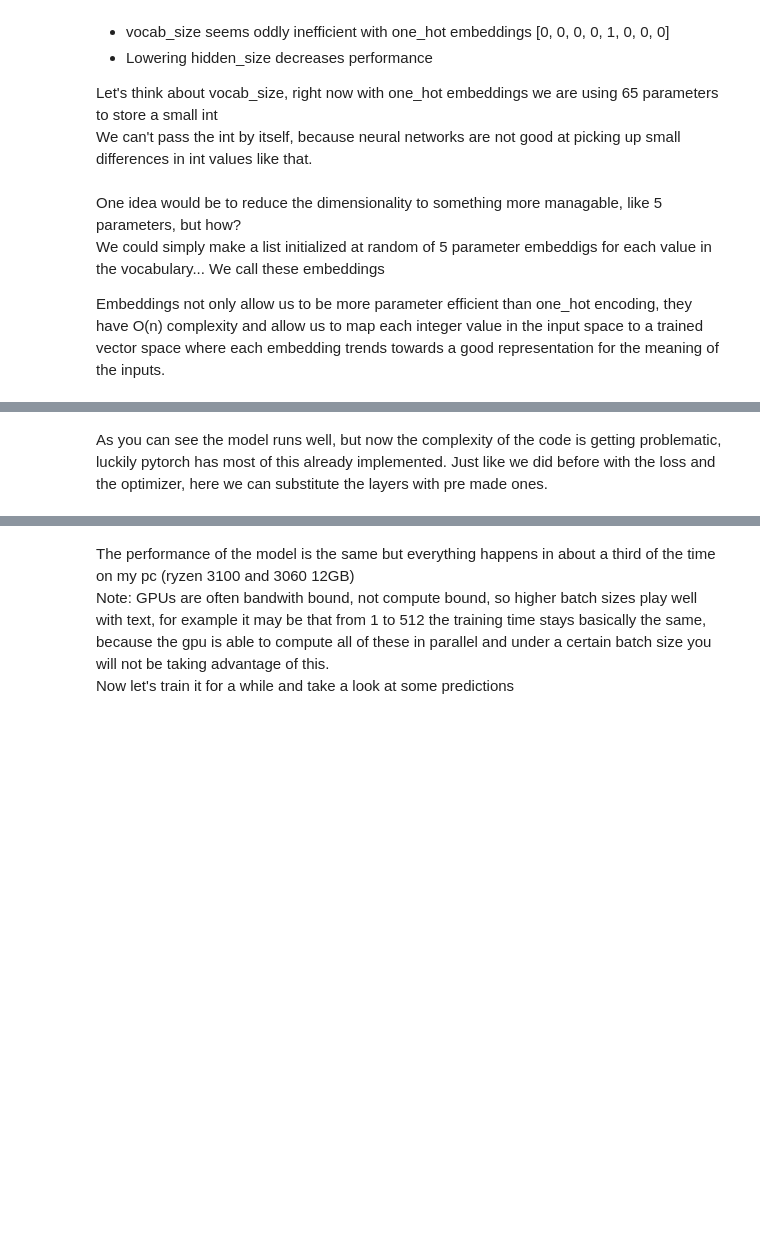
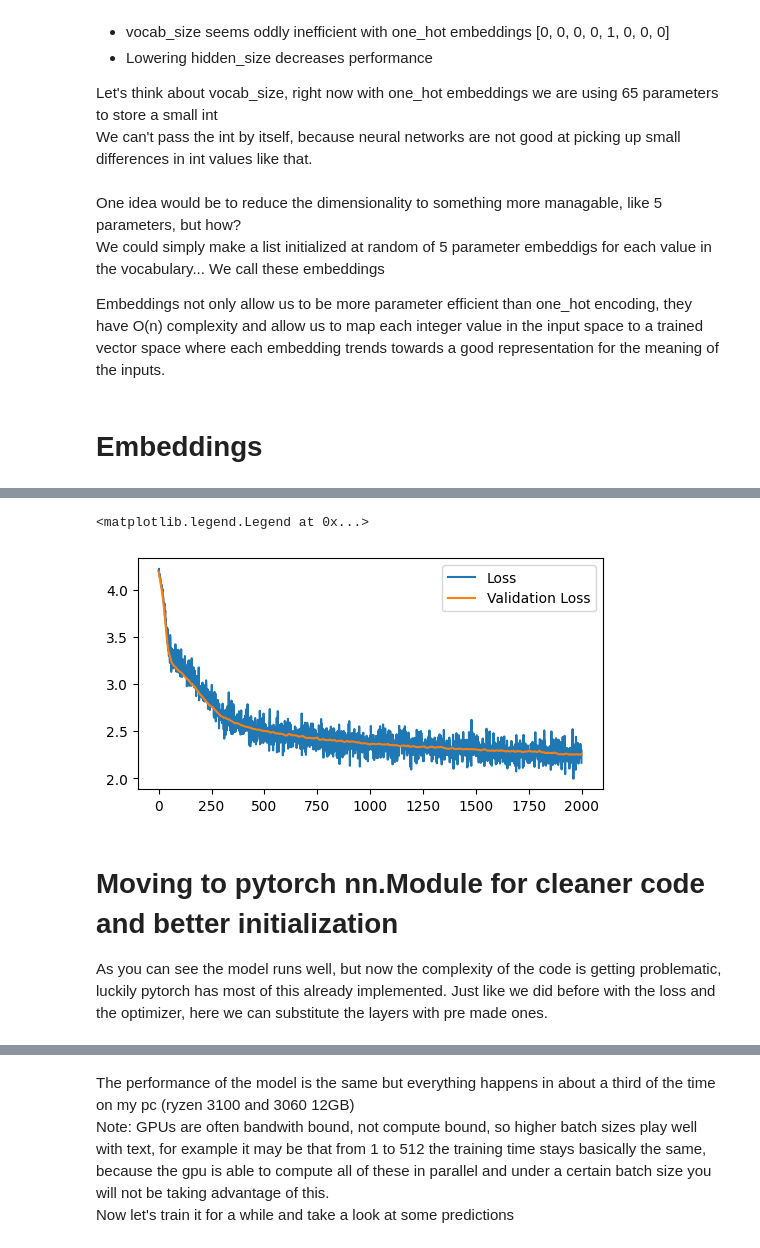
Before and after one commit to LucaM185/GPTs-from-scratch, a Jupyter notebook: 4 - PyTorch.ipynb, the cells around one changed output, grey strips where cells are left out. Drawn from its saved outputs; the diff is of its cells as text; code cells hidden in the pictures; blank space fills up the shorter version.

Commit message:
improved perceptron for text and Pytorch

```diff
--- a/4 - PyTorch.ipynb
+++ b/4 - PyTorch.ipynb
@@ -270,31 +285,25 @@ One idea would be to reduce the dimensionality to something more managable, like
 We could simply make a list initialized at random of 5 parameter embeddigs for each value in the vocabulary... We call these embeddings <br>
 
 Embeddings not only allow us to be more parameter efficient than one_hot encoding, they have O(n) complexity and allow us to map each integer value in the input space to a trained vector space where each embedding trends towards a good representation for the meaning of the inputs.
-# %%
-sequence_length = 20
-
-sequences = torch.tensor([dataset[i:-sequence_length+i-1] for i in range(sequence_length+1)]).T
-inputs = sequences[:, :-1][2000:]
-labels = sequences[:, -1][2000:]
-val_inputs = sequences[:, :-1][:2000]
-val_labels = sequences[:, -1][:2000]
+# %% [markdown]
+# Embeddings
 # %%
 emb_size = 10  # I chose 10 parameter embeddings, but you can try different values
 hidden_size = 128
 
-embeddings = torch.randn(vocab_size, emb_size)  # Assigning a random vector to each character in the vocabulary (this will be trained)
-w1 = torch.randn(emb_size*sequence_length, hidden_size, requires_grad=True)
-b1 = torch.randn(hidden_size, requires_grad=True)
-w2 = torch.randn(hidden_size, vocab_size, requires_grad=True)
-b2 = torch.randn(vocab_size, requires_grad=True)
+embeddings = torch.randn(vocab_size, emb_size) / 10  # Assigning a random vector to each character in the vocabulary (this will be trained)
+w1 = torch.randn(sequence_length*emb_size, hidden_size) * (6**0.5 / (vocab_size + hidden_size)**0.5)
+b1 = torch.zeros(hidden_size)
+w2 = torch.randn(hidden_size, vocab_size) * (6**0.5 / (vocab_size + hidden_size)**0.5)
+b2 = torch.zeros(vocab_size)
 
-with torch.no_grad():
-    for p in [w1, b1, w2, b2]:
-        p /= torch.norm(p, dim=0)
+params = [embeddings, w1, b1, w2, b2]
+for p in params:
+    p.requires_grad_()
 
 epochs = 2000
-batch_size = 1024
-optimizer = torch.optim.Adam([embeddings, w1, b1, w2, b2], lr=1e-3)  # dont forget to add embeddings to the optimizer
+batch_size = 256
+optimizer = torch.optim.Adam(params, lr=1e-3)  # dont forget to add embeddings to the optimizer
 lossi = []
 vlossi = []
 
@@ -320,4 +329,9 @@ for epoch in range(epochs):
         pred = h1 @ w2 + b2
         vloss = F.cross_entropy(pred, val_labels)
         vlossi.append(vloss.item())
+
+plt.figure(figsize=(6, 3))
+plt.plot(lossi, label='Loss')
+plt.plot(vlossi, label='Validation Loss')
+plt.legend()
 # %% [output]
@@ -334,4 +348,7 @@ Epoch 1800 - Loss: 2.202
+<matplotlib.legend.Legend at 0x...>
+[figure, added]
 # %% [markdown]
+# Moving to pytorch nn.Module for cleaner code and better initialization
 As you can see the model runs well, but now the complexity of the code is getting problematic, luckily pytorch has most of this already implemented.
 Just like we did before with the loss and the optimizer, here we can substitute the layers with pre made ones.
 # %%
```
Also changed, not shown: parts of 17 cells of this notebook, 2 other files.
